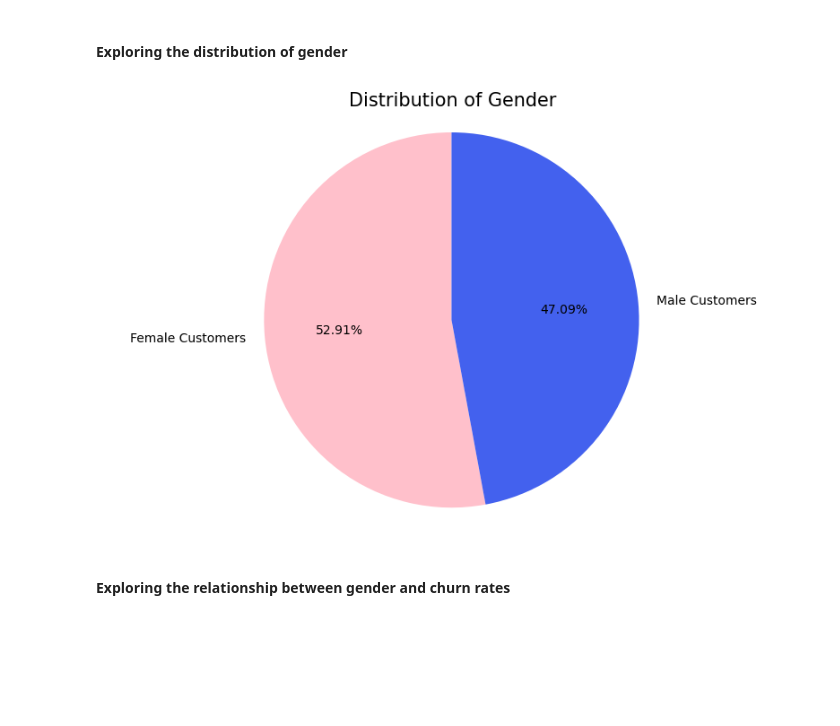
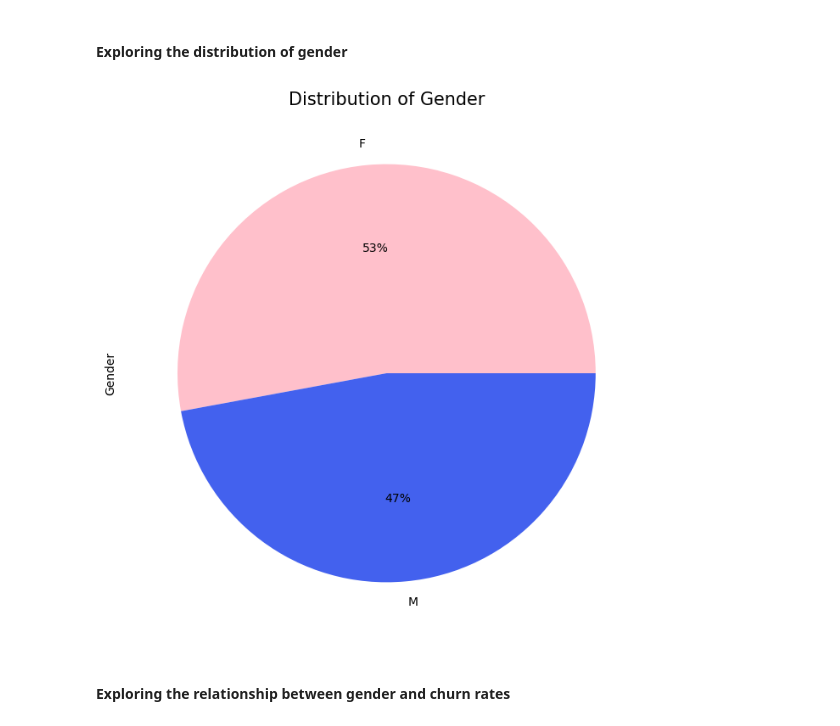
Before and after one commit to ubco-W2022T2-data301/project-group-group-20, a Jupyter notebook: analysis/analysis3(Ajneya).ipynb, the cells around one changed output. Cells and saved outputs as stored; diff of their text form; code cells hidden in the pictures; blank space fills up the shorter version.

```diff
--- a/analysis/analysis3(Ajneya).ipynb
+++ b/analysis/analysis3(Ajneya).ipynb
@@ -140,0 +139,3 @@ newdf_cleaned = newdf.dropna(axis=0)
+# %%
+#Convert age to bins
+newdf['Age_Bin'] = pd.cut(newdf['Customer_Age'], bins=[0, 18,25, 30,35,40,45,50,55, 60, np.inf], labels=['<18', '18-25','25-30' , '30-35','35-40', '40-45','45-50' , '50-55', '55-60', '60+'])
@@ -274,16 +291,14 @@ plt.show()
 # %% [markdown]
 #### Exploring the distribution of gender
 # %%
-plt.figure(figsize=(10, 6))
-gender_counts = newdf['Gender'].value_counts()
-labels = ['Female Customers', 'Male Customers']
+plt.figure(figsize=(14, 8))
+plt.title("Distribution of Gender" , fontdict={'size': 15})
 colors = ['pink', '#4361EE']
-plt.pie(gender_counts, labels=labels, colors=colors, autopct='%1.2f%%', startangle=90)
-plt.axis('equal')
+newdf['Gender'].value_counts().plot(kind='pie',autopct='%1.0f%%', colors=colors )
 plt.title("Distribution of Gender" , fontdict={'size': 15})
 plt.show()
 # %% [output]
-[figure, old version]
+[figure, new version]
 # %%
 # From the graph above , it can be observed that the dataset contains slightly higher number of female customers than male customers.
 # %% [markdown]
```
Also changed, not shown: parts of 37 cells of this notebook.
